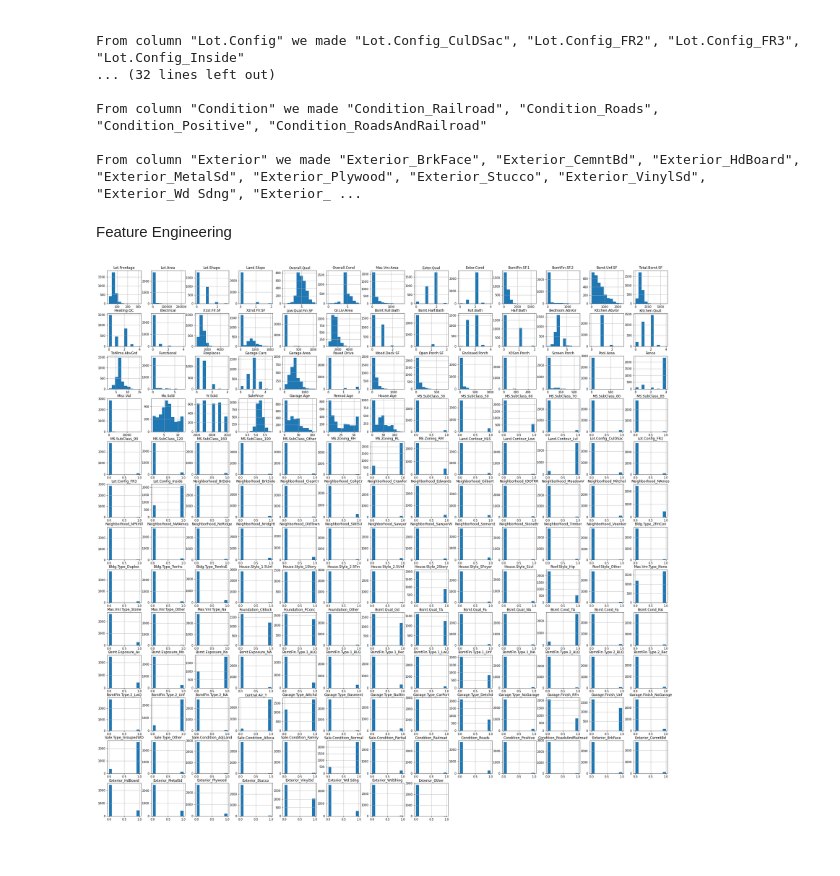
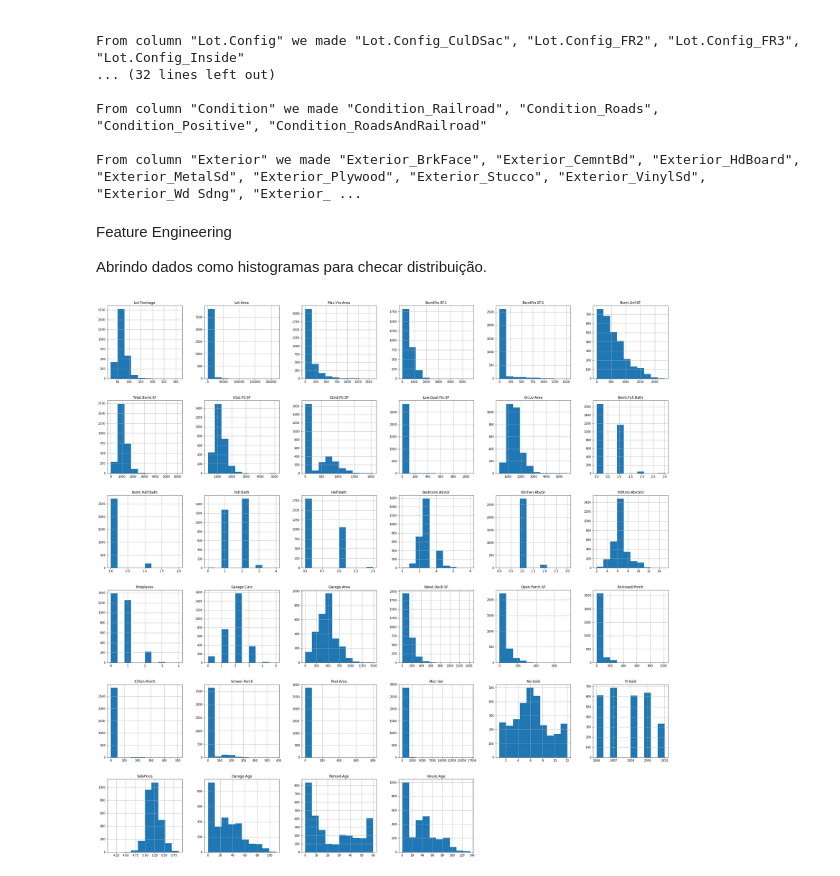
Before and after one commit to P-ASilva/ames, a Jupyter notebook: notebooks/08_final_model_analysis_and_feature_enginnering.ipynb, the cells around one changed output. Cells and saved outputs as stored; diff of their text form; code cells hidden in the pictures.

```diff
--- a/notebooks/08_final_model_analysis_and_feature_enginnering.ipynb
+++ b/notebooks/08_final_model_analysis_and_feature_enginnering.ipynb
@@ -69,11 +88,12 @@ From column "Lot.Config" we made "Lot.Config_CulDSac", "Lot.Config_FR2", "Lot.Co
 From column "Condition" we made "Condition_Railroad", "Condition_Roads", "Condition_Positive", "Condition_RoadsAndRailroad"
 
 From column "Exterior" we made "Exterior_BrkFace", "Exterior_CemntBd", "Exterior_HdBoard", "Exterior_MetalSd", "Exterior_Plywood", "Exterior_Stucco", "Exterior_VinylSd", "Exterior_Wd Sdng", "Exterior_ ...
-# %% [markdown]
-Feature Engineering
+# %% [markdown]
+Feature Engineering
+
+Abrindo dados como histogramas para checar distribuição.
 # %%
-data = model_data
 data.hist(figsize=(35,35))
 print()
 # %% [output]
-[figure, old version]
+[figure, new version]
```
Also changed, not shown: parts of 21 cells of this notebook, 3 other files.
